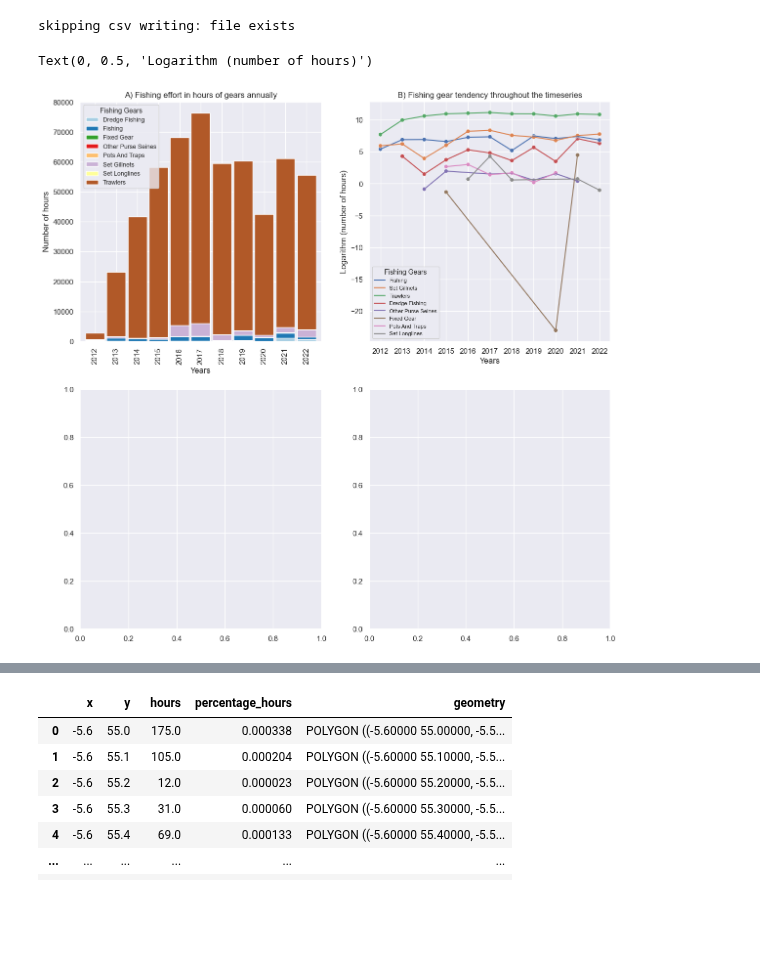
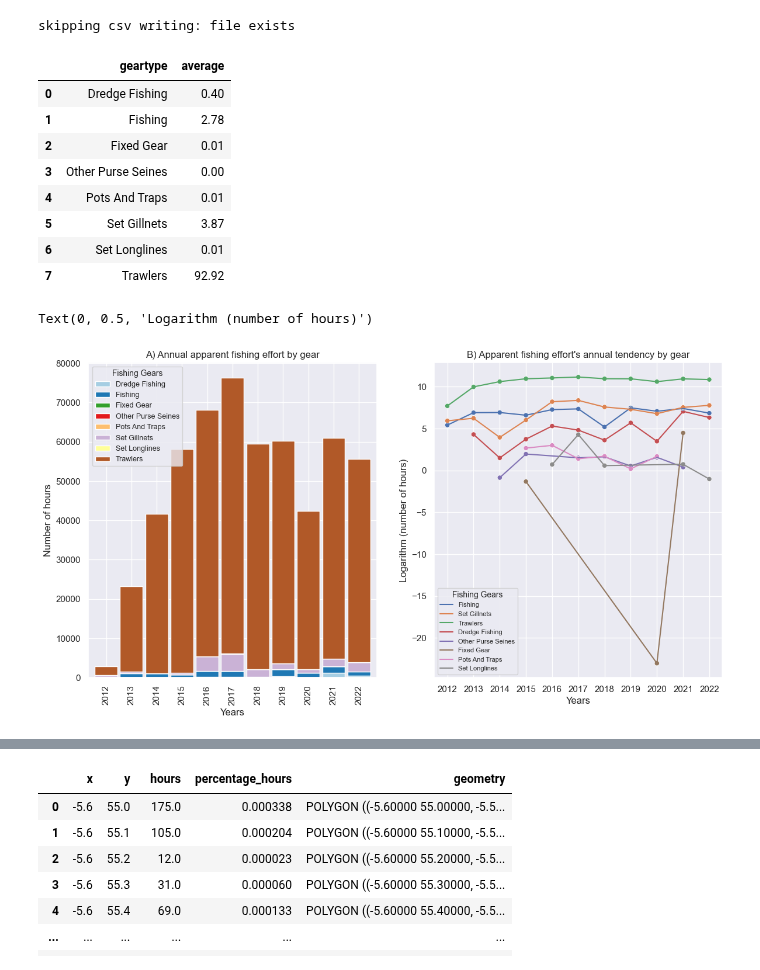
Before and after one commit to d2gex/fishery-analysis, a Jupyter notebook: src/firth_clyde_fishing_effort.ipynb, the cells around one changed output, grey strips where cells are left out. Drawn from its saved outputs; the diff is of its cells as text; code cells hidden in the pictures; blank space fills up the shorter version.

Commit message:
Refactor 4-cells graph layout to be 2-cells

```diff
--- a/src/firth_clyde_fishing_effort.ipynb
+++ b/src/firth_clyde_fishing_effort.ipynb
@@ -153,42 +153,61 @@ scatter_line_plot_df = scatter_line_plot_df.assign (hours=np.log(scatter_line_pl
 
 # Pivot the stacked barplot
 stack_barplot_df = pd.pivot(stack_barplot_df, index='date', columns="geartype", values="hours").fillna(0)
+
+# Create dataset to calculate annual average percentage of total effort by gear
+average_effort_pie_df = stack_barplot_df.copy()
+average_effort_pie_df = average_effort_pie_df.div(average_effort_pie_df.sum(axis=1), axis=0)
+average_effort_series = average_effort_pie_df.mean(axis=0)
+average_effort_pie_df = pd.DataFrame ({'geartype': average_effort_series.index,
+                                       'average': np.round(average_effort_series.values, 4) * 100})
+average_effort_pie_df
+# %% [output]
+|  | geartype | average |
+| 0 | Dredge Fishing | 0.40 |
+| 1 | Fishing | 2.78 |
+| 2 | Fixed Gear | 0.01 |
+| 3 | Other Purse Seines | 0.00 |
+| 4 | Pots And Traps | 0.01 |
+| 5 | Set Gillnets | 3.87 |
+| 6 | Set Longlines | 0.01 |
+| 7 | Trawlers | 92.92 |
 # %%
-# plot the cumsum, with reverse hue order
-_, ax =plt.subplots(nrows=2, ncols=2, figsize=(14,14))
+# Common values of visual features
 legend_title_fontsize = 10
 legend_fontsize = 9
 geartype_legend_length = len(set(timeseries['geartype']))
-stack_barplot_df.plot (kind = 'bar', stacked = True, width=0.9, colormap='Paired', ax = ax[0][0])
+
+_, ax =plt.subplots(nrows=1, ncols=2, figsize=(14,7))
+stack_barplot_df.plot (kind = 'bar', stacked = True, width=0.9, colormap='Paired', ax = ax[0])
 
 
 # All fishing gear tendendencies
 sns.scatterplot(data=scatter_line_plot_df,
                 x = "date",
                 y ="hours",
                 hue='geartype',
-                ax = ax[0][1])
+                ax = ax[1])
 sns.lineplot(data=scatter_line_plot_df,
                 x = "date",
                 y="hours",
                 hue='geartype',
-             ax = ax[0][1])
+             ax = ax[1])
 
 # Legend of different facegrid quadrants
 # ----> [0,0]
-handles, labels = ax[0][0].get_legend_handles_labels()
-ax[0][0].legend(handles=handles, labels=labels, title = "Fishing Gears", title_fontsize = legend_title_fontsize, fontsize = legend_fontsize)
-ax[0][0].set_title("A) Fishing effort in hours of gears annually")
-ax[0][0].set_xlabel("Years")
-ax[0][0].set_ylabel("Number of hours")
+handles, labels = ax[0].get_legend_handles_labels()
+ax[0].legend(handles=handles, labels=labels, title = "Fishing Gears", title_fontsize = legend_title_fontsize, fontsize = legend_fontsize)
+ax[0].set_title("A) Annual apparent fishing effort by gear")
+ax[0].set_xlabel("Years")
+ax[0].set_ylabel("Number of hours")
 
 # ----> [0,1]
-handles, labels = ax[0][1].get_legend_handles_labels()
+handles, labels = ax[1].get_legend_handles_labels()
 handles = handles[geartype_legend_length:]
-ax[0][1].legend(handles=handles, labels=labels, title = "Fishing Gears", title_fontsize = 10, fontsize = 8)
-ax[0][1].set_title("B) Fishing gear tendency throughout the timeseries")
-ax[0][1].set_xlabel("Years")
-ax[0][1].set_ylabel("Logarithm (number of hours)")
+ax[1].legend(handles=handles, labels=labels, title = "Fishing Gears", title_fontsize = 10, fontsize = 8)
+ax[1].set_title("B) Apparent fishing effort's annual tendency by gear")
+ax[1].set_xlabel("Years")
+ax[1].set_ylabel("Logarithm (number of hours)")
 # %% [output]
 Text(0, 0.5, 'Logarithm (number of hours)')
-[figure, old version]
+[figure, new version]
```
Also changed, not shown: parts of 2 cells of this notebook.
